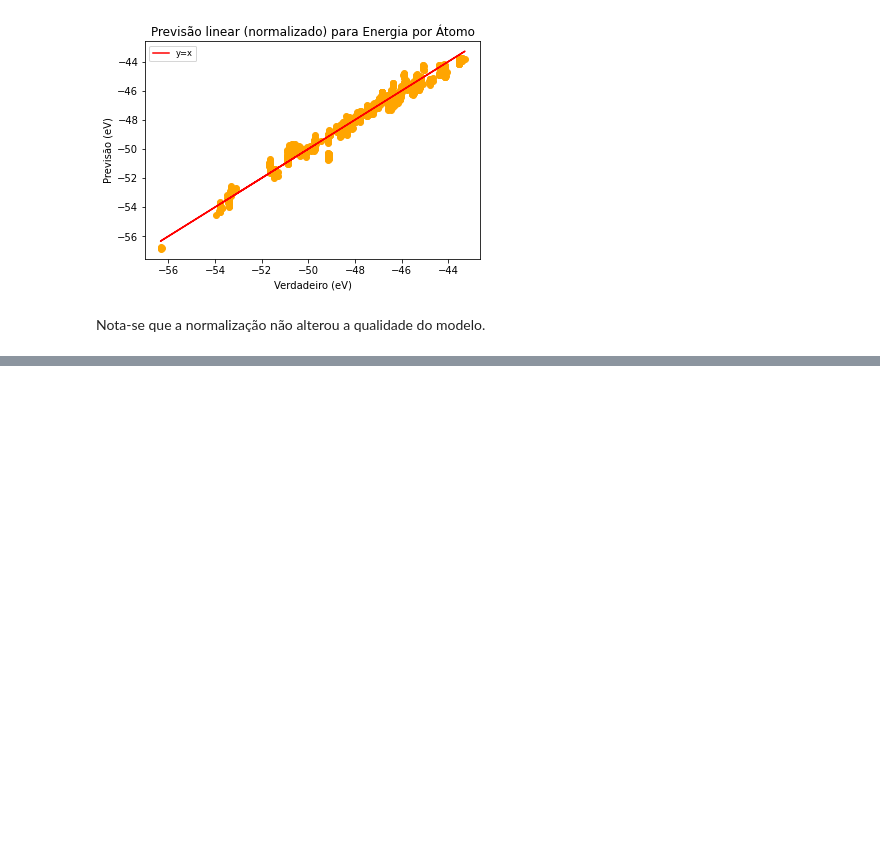
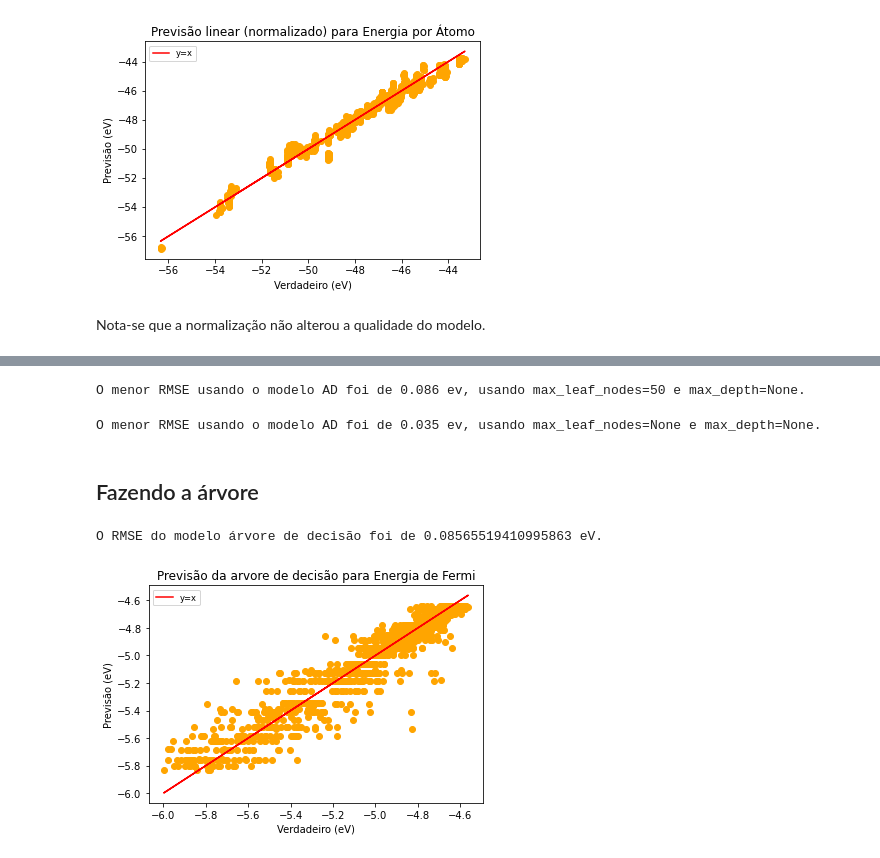
Before and after one commit to Karl-Marcos/ML-2022-DIMP, a Jupyter notebook: bloco_2.ipynb, the cells around one changed output, grey strips where cells are left out. Drawn from its saved outputs; the diff is of its cells as text; code cells hidden in the pictures; blank space fills up the shorter version.

Commit message:
árvore de decisão e hiperparâmetros

```diff
--- a/bloco_2.ipynb
+++ b/bloco_2.ipynb
@@ -449,0 +344,44 @@ for n_folhas, n_profundidade, n_arvores in product(
+# %%
+n_folhas_fe, n_profundidade_fe =  hiper_arvore(x_treino_fe, y_treino_fe, x_teste_fe, y_teste_fe)
+# %% [output]
+O menor RMSE usando o modelo AD foi de 0.086 ev, usando max_leaf_nodes=50 e max_depth=None.
+# %%
+n_folhas_en, n_profundidade_en =  hiper_arvore(x_treino_en, y_treino_en, x_teste_en, y_teste_en)
+# %% [output]
+O menor RMSE usando o modelo AD foi de 0.035 ev, usando max_leaf_nodes=None e max_depth=None.
+# %% [markdown]
+## Fazendo a árvore
+# %%
+def arvore(x_treino, y_treino, x_teste, y_teste, target_name,n_folhas, n_profundidade):
+
+    modelo_dt = DecisionTreeRegressor(random_state=SEMENTE_ALEATORIA, max_leaf_nodes=n_folhas,max_depth=n_profundidade,)
+
+    # treina o modelo
+    modelo_dt.fit(x_treino, y_treino)
+
+    # realiza uma previsão usando o modelo treinado
+    previsao = modelo_dt.predict(x_teste)
+    y_verdadeiro = y_teste
+
+    y_previsao = modelo_dt.predict(x_teste)
+
+    RMSE = mean_squared_error(y_verdadeiro, y_previsao, squared=False)
+
+    fig, ax2 = plt.subplots(1,1)
+    ax2.scatter(y_verdadeiro, y_previsao, c = 'orange')
+    ax2.plot(y_verdadeiro,y_verdadeiro,label="y=x", c = 'r') ; ax2.legend(fontsize='small')
+
+    if target_name ==  'Energia de Fermi':
+        ax2.set_title('Previsão da arvore de decisão para Energia de Fermi')
+    if target_name == 'Energia por Átomo':
+        ax2.set_title('Previsão da árvore de decisão para Energia por Átomo')
+    ax2.set_xlabel('Verdadeiro (eV)')
+    ax2.set_ylabel('Previsão (eV)')
+
+
+    print(f"O RMSE do modelo árvore de decisão foi de {RMSE} eV.")
+# %%
+arvore(x_treino_fe, y_treino_fe, x_teste_fe, y_teste_fe,'Energia de Fermi' ,n_folhas_fe, n_profundidade_fe)
+# %% [output]
+O RMSE do modelo árvore de decisão foi de 0.08565519410995863 eV.
+[figure, added]
```
Also changed, not shown: parts of 15 cells of this notebook.
